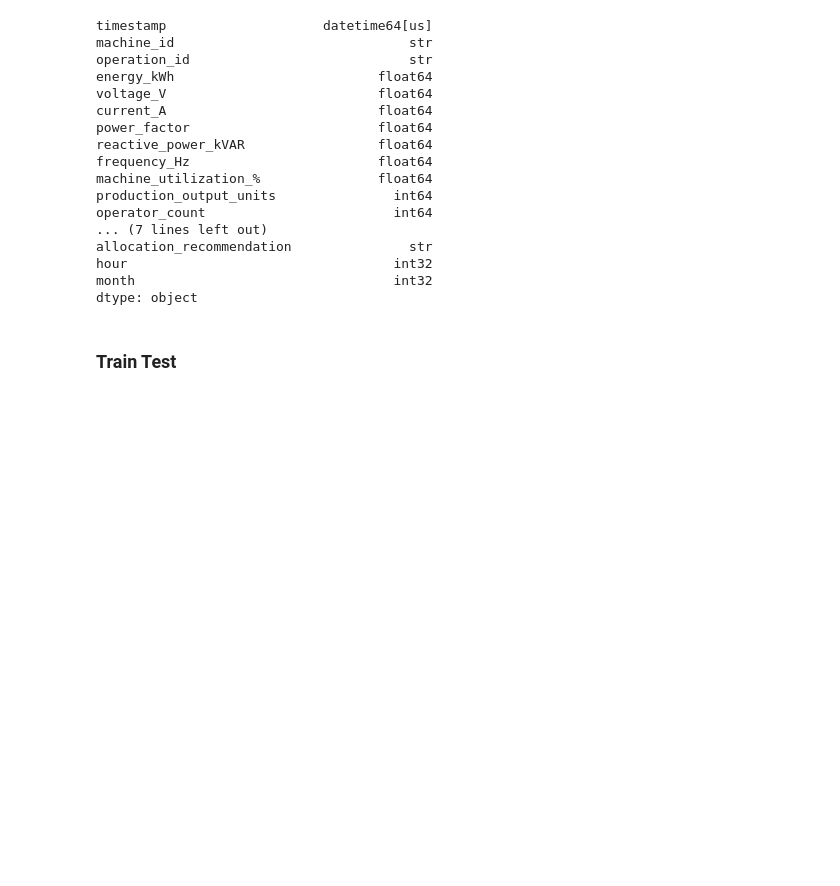
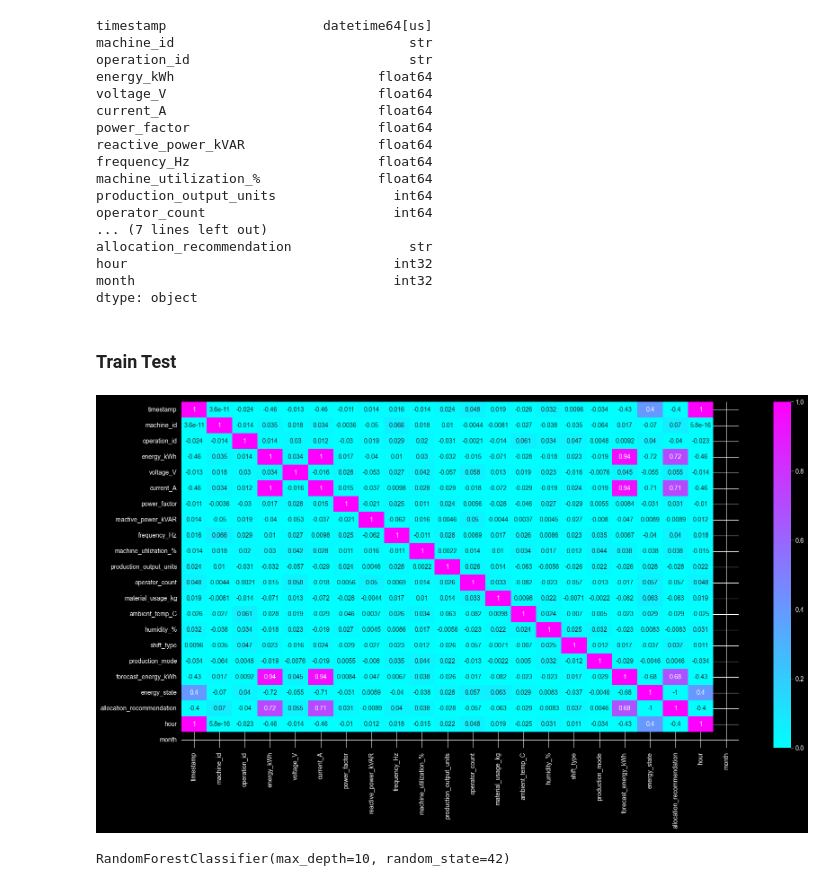
Before and after one commit to kaymansrinivasan/Steel-Industry-Energy-Consumption, a Jupyter notebook: notebook/book2.ipynb, the cells around one changed output. Drawn from its saved outputs; the diff is of its cells as text; code cells hidden in the pictures; blank space fills up the shorter version.

```diff
--- a/notebook/book2.ipynb
+++ b/notebook/book2.ipynb
@@ -231,6 +233,12 @@ le = LabelEncoder()
 for col in df.columns:
     if df[col].dtype == "str":
         df[col] = le.fit_transform(df[col])
+# %%
+plt.figure(figsize=(20, 10))
+sns.heatmap(df.corr(),  annot=True, cmap="cool", vmin=0, vmax=1)
+plt.show()
+# %% [output]
+[figure, added]
 # %%
 y = df["allocation_recommendation"]
 x = df.drop(["allocation_recommendation", "timestamp", ], axis=1)
@@ -236,0 +248,4 @@ x = df.drop(["allocation_recommendation", "timestamp", ], axis=1)
+# %%
+rf.fit(x_train, y_train)
+# %% [output]
+RandomForestClassifier(max_depth=10, random_state=42)
```
Also changed, not shown: parts of 5 cells of this notebook.
